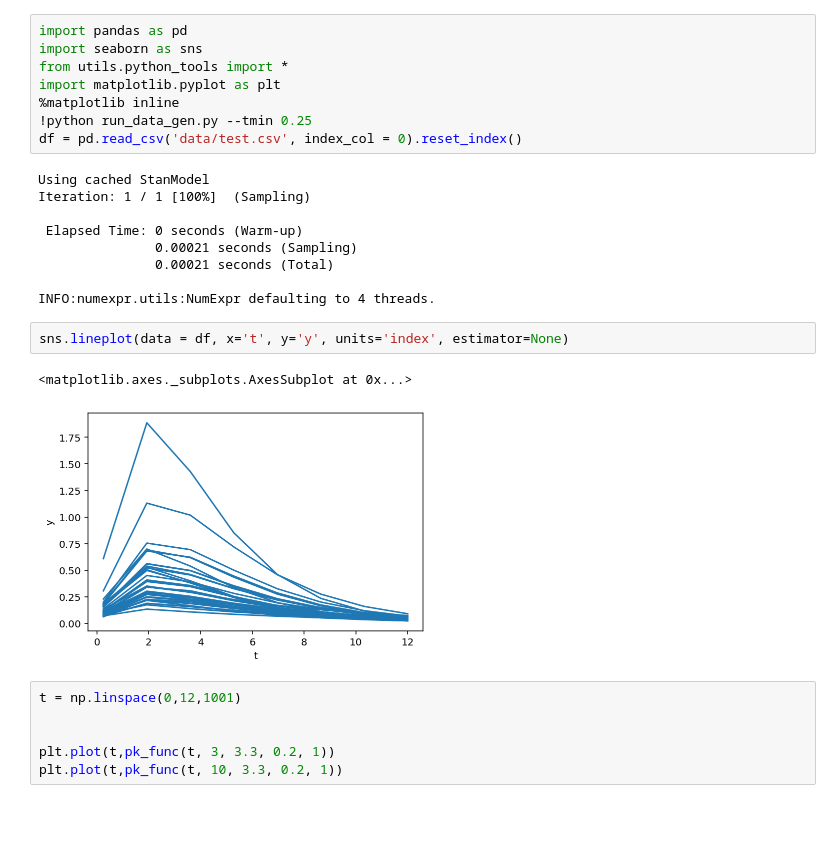
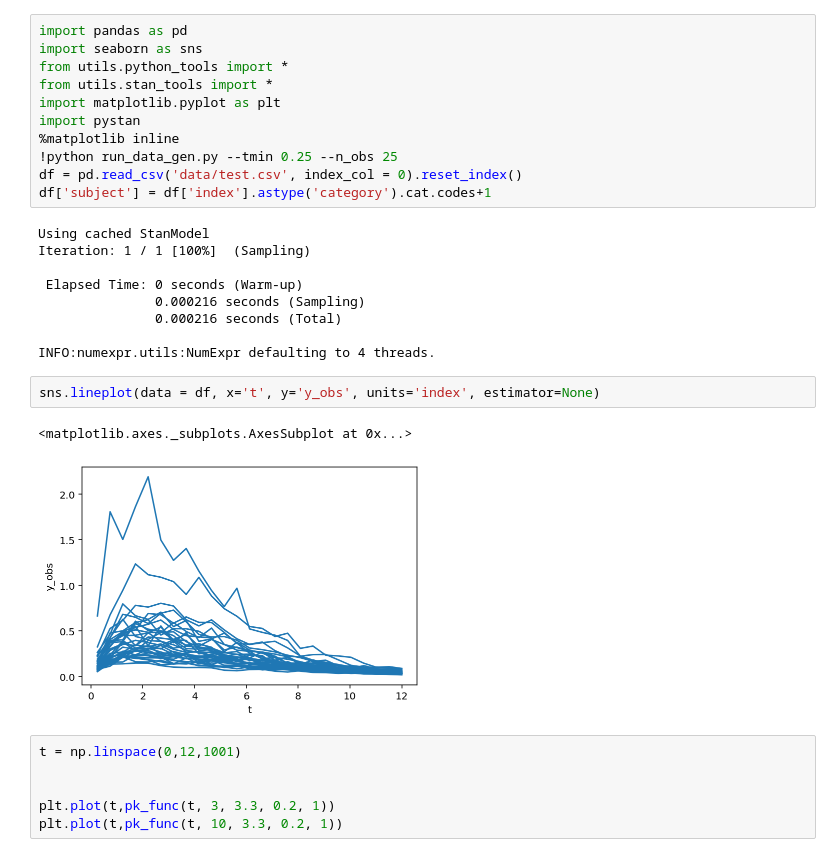
Before and after one commit to Dpananos/PKBayes, a Jupyter notebook: Untitled.ipynb, the cells around one changed output. Cells and saved outputs as stored; diff of their text form; blank space fills up the shorter version.

Commit message:
add stan model

```diff
--- a/Untitled.ipynb
+++ b/Untitled.ipynb
@@ -2,24 +2,27 @@
 import pandas as pd
 import seaborn as sns
 from utils.python_tools import *
+from utils.stan_tools import *
 import matplotlib.pyplot as plt
+import pystan
 %matplotlib inline
-!python run_data_gen.py --tmin 0.25
+!python run_data_gen.py --tmin 0.25 --n_obs 25
 df = pd.read_csv('data/test.csv', index_col = 0).reset_index()
+df['subject'] = df['index'].astype('category').cat.codes+1
 # %% [output]
 Using cached StanModel
 Iteration: 1 / 1 [100%]  (Sampling)
 
  Elapsed Time: 0 seconds (Warm-up)
-               0.00021 seconds (Sampling)
-               0.00021 seconds (Total)
+               0.000216 seconds (Sampling)
+               0.000216 seconds (Total)
 
 INFO:numexpr.utils:NumExpr defaulting to 4 threads.
 # %%
-sns.lineplot(data = df, x='t', y='y', units='index', estimator=None)
+sns.lineplot(data = df, x='t', y='y_obs', units='index', estimator=None)
 # %% [output]
 <matplotlib.axes._subplots.AxesSubplot at 0x...>
-[figure, old version]
+[figure, new version]
 # %%
 t = np.linspace(0,12,1001)
 
```
Also changed, not shown: parts of 7 cells of this notebook, 7 other files.
